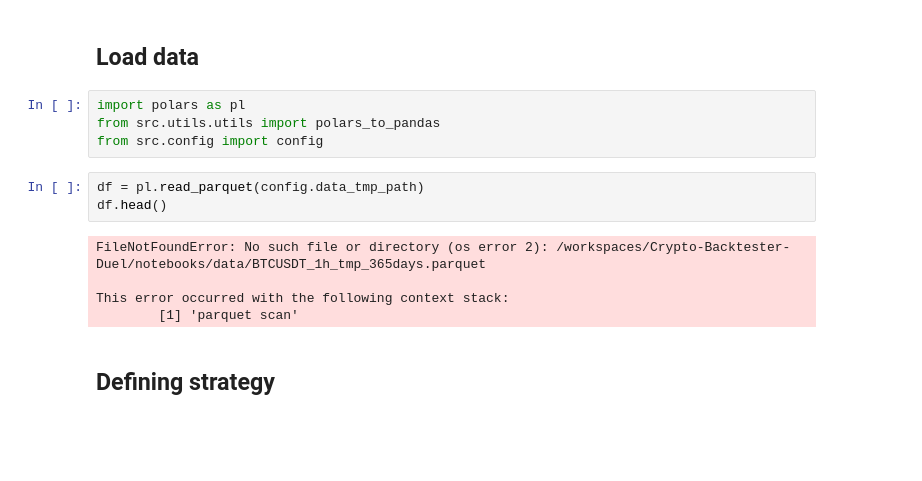
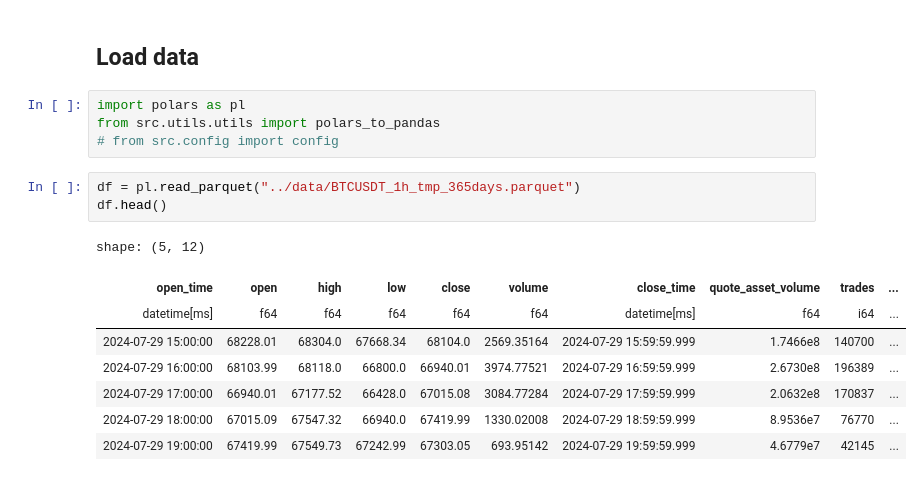
Before and after one commit to emr-tradelab/Crypto-Backtester-Duel, a Jupyter notebook: notebooks/02_nautilus_simple.ipynb, the cells around one changed output. Drawn from its saved outputs; the diff is of its cells as text; blank space fills up the shorter version.

Commit message:
nautilus notebook step by step

```diff
--- a/notebooks/02_nautilus_simple.ipynb
+++ b/notebooks/02_nautilus_simple.ipynb
@@ -11,14 +11,16 @@ sys.path.append(root_path)
 # %%
 import polars as pl
 from src.utils.utils import polars_to_pandas
-from src.config import config
+# from src.config import config
 # %%
-df = pl.read_parquet(config.data_tmp_path)
+df = pl.read_parquet("../data/BTCUSDT_1h_tmp_365days.parquet")
 df.head()
 # %% [output]
-FileNotFoundError: No such file or directory (os error 2): /workspaces/Crypto-Backtester-Duel/notebooks/data/BTCUSDT_1h_tmp_365days.parquet
-
-This error occurred with the following context stack:
-        [1] 'parquet scan'
+shape: (5, 12)
+| open_time | open | high | low | close | volume | close_time | quote_asset_volume | trades | ... |
+| datetime[ms] | f64 | f64 | f64 | f64 | f64 | datetime[ms] | f64 | i64 | ... |
+| 2024-07-29 15:00:00 | 68228.01 | 68304.0 | 67668.34 | 68104.0 | 2569.35164 | 2024-07-29 15:59:59.999 | 1.7466e8 | 140700 | ... |
+| 2024-07-29 16:00:00 | 68103.99 | 68118.0 | 66800.0 | 66940.01 | 3974.77521 | 2024-07-29 16:59:59.999 | 2.6730e8 | 196389 | ... |
+| 2024-07-29 17:00:00 | 66940.01 | 67177.52 | 66428.0 | 67015.08 | 3084.77284 | 2024-07-29 17:59:59.999 | 2.0632e8 | 170837 | ... |
+| 2024-07-29 18:00:00 | 67015.09 | 67547.32 | 66940.0 | 67419.99 | 1330.02008 | 2024-07-29 18:59:59.999 | 8.9536e7 | 76770 | ... |
+| 2024-07-29 19:00:00 | 67419.99 | 67549.73 | 67242.99 | 67303.05 | 693.95142 | 2024-07-29 19:59:59.999 | 4.6779e7 | 42145 | ... |
-# %% [markdown]
-## Defining strategy
```
Also changed, not shown: parts of 29 cells of this notebook, 1 other file.
